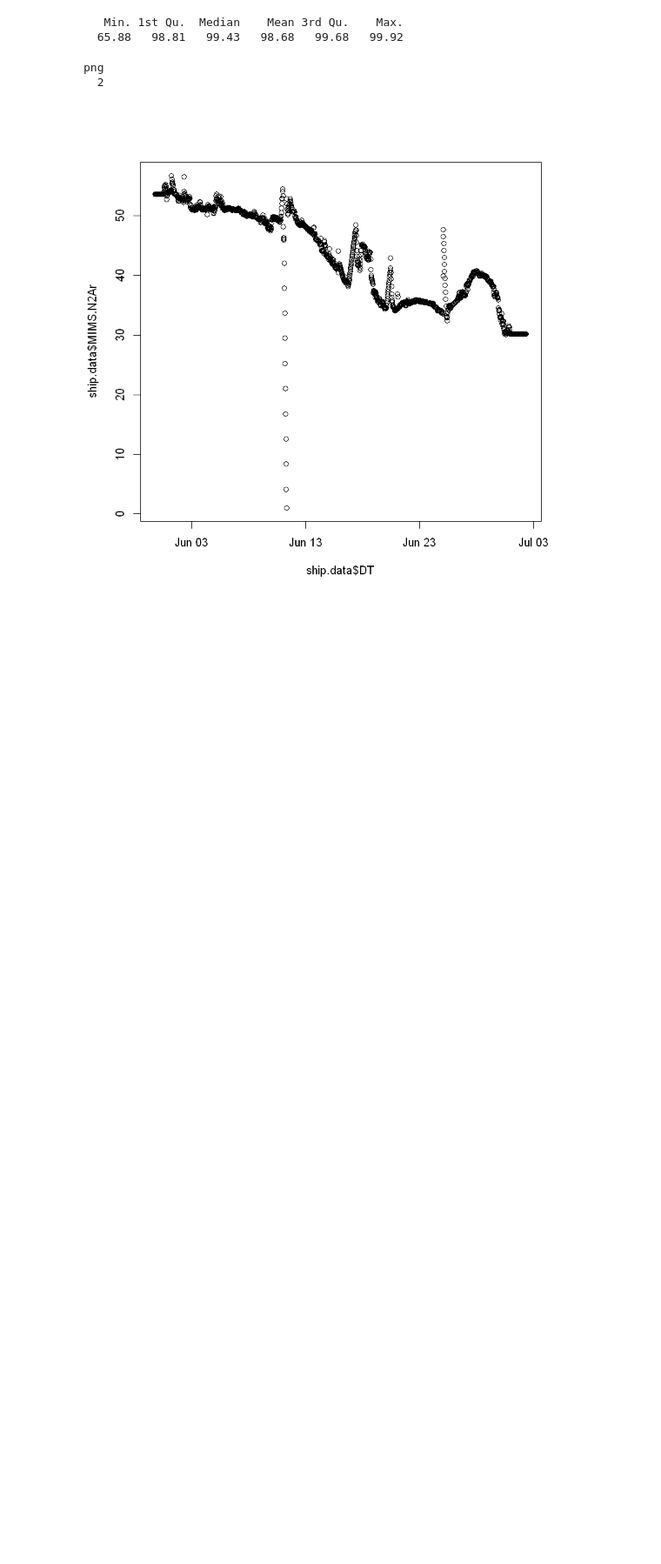
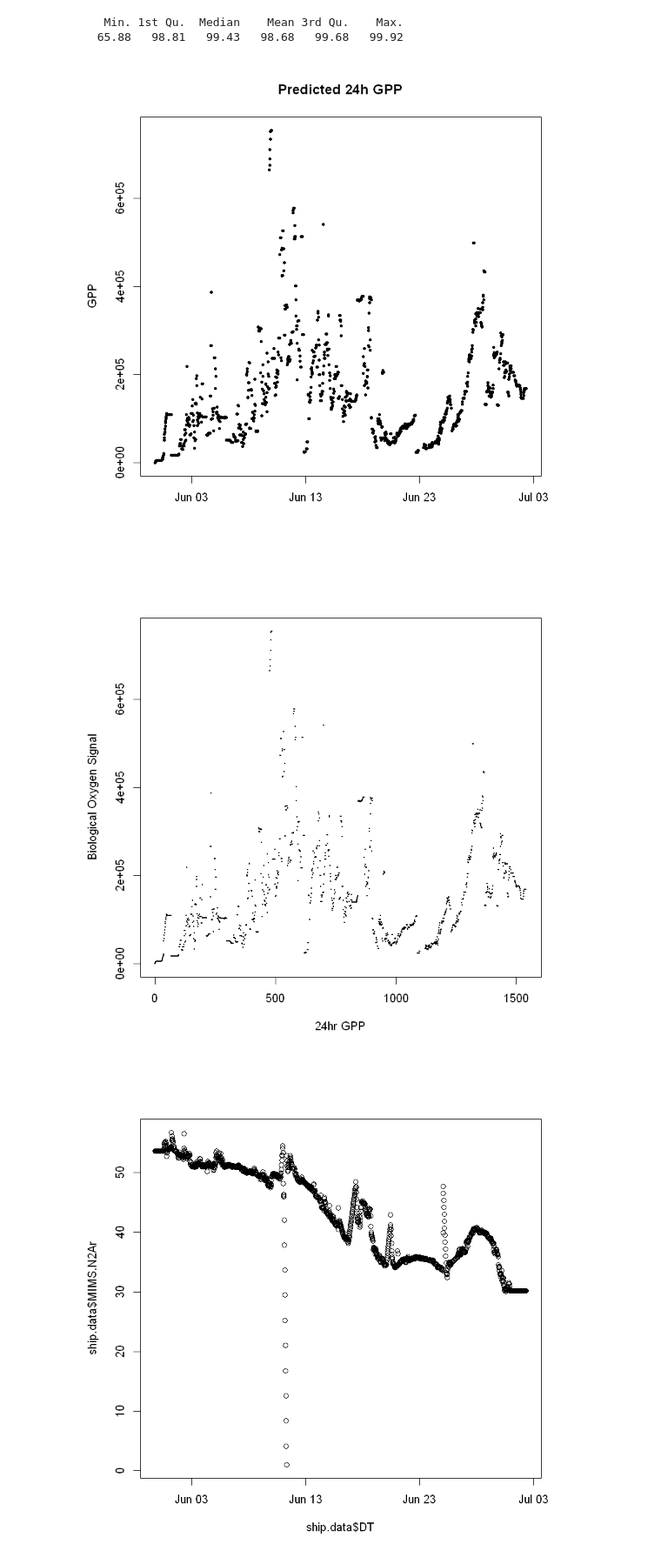
Before and after one commit to tbrycekelly/MIMS-TBK, a Jupyter notebook: Module - Diurnal & GPP Analysis.ipynb, the cells around one changed output. Shown at 87% size. Cells and saved outputs as stored; diff of their text form; code cells hidden in the pictures; blank space fills up the shorter version.

```diff
--- a/Module - Diurnal & GPP Analysis.ipynb
+++ b/Module - Diurnal & GPP Analysis.ipynb
@@ -15,7 +15,7 @@ load(file='./RStates/ship.ncp.rdata')
 #ship.data$NCP.EIMS = runmed(ship.data$NCP.EIMS, 15)
 #ship.data$NCP.MIMS = runmed(ship.data$NCP.MIMS, 15)
 # %%
-plot.diurnal = function(cycle, max.distance = 5, ylim=c(-0.5, 1.5)) {
+plot.diurnal = function(cycle, max.distance = 5, ylim=c(-0.1, 0.4)) {
     l.other = which(ship.data$Cycle == cycle & ship.data$EIMS.O2.Ar.FLAG == 1 & ship.data$MIMS.O2.Ar.FLAG == 1)
     l.eims = which(ship.data$Cycle == cycle & ship.data$EIMS.O2.Ar.FLAG == 1 &
                    ship.data$Dist.to.Drifter < max.distance)
@@ -30,17 +30,20 @@ plot.diurnal = function(cycle, max.distance = 5, ylim=c(-0.5, 1.5)) {
     points(ship.data$DT[l.other], ship.data$BOS.EIMS[l.other], pch=16, cex=0.5, col='#11111110')
 
     ## Add PAR
-    points(ship.data$DT, ship.data$PA-.5, pch=20, cex=0.4, col='grey')
-    axis(4, at = c(0, -.25, -.50), labels = c(5000, 2500, 0),
+    points(ship.data$DT, ship.data$PA/30000+0.25, pch=20, cex=0.4, col='grey')
+    axis(4, at = c(0.25, 0.35), labels = c(0, 3000),
          col.ticks = 'dark grey', col.axis='dark grey', las=1)
 
     ## Add Wind
-    points(ship.data$DT, ship.data$NCEP*0.05-.5, pch=2, cex=0.1, col='blue')
-    axis(4, at = c(-40, -15), labels = c(2, 7), col='blue', las=1)
+    points(ship.data$DT, ship.data$NCEP*0.01+0.25, pch=20, cex=0.1, col='#0000ff05')
+    axis(2, at = c(0.25, 0.35), labels = c(0, 10), col='blue', las=1, col.axis='blue')
+    lines(c(min(ship.data$DT[l.eims]), max(ship.data$DT[l.eims])), rep(0.25,2), col='blue', lty = 2)
+
+    ## Add ship fluorometer
+    points(ship.data$DT, ship.data$FL/100-0.1, col='green', pch=8, cex=0.1)
+    axis(4, at = c(-0.1, 0), labels = c(0, 10),
+         col.ticks = 'green', col.axis='green', las=1)
 
     add.daynight()
-
-    ## Add ship fluorometer
-    #points(ship.data$DT, ship.data$FL, col='green', pch=8, cex=0.4)
 }
 # %%
@@ -165,12 +167,12 @@ for (i in 1:nrow(ship.data)) {
 # %%
 #png('Output/Diurnal Module - GPP.pdf')
 
 plot(ship.data$DT, ship.data$GPP, pch=16, cex=0.5, ylab='GPP', xlab='', main='Predicted 24h GPP')
-
-dev.off()
+plot(x = ship.data$GPP, y = ship.data$, pch=20, cex=0.2, ylab='Biological Oxygen Signal', xlab='24hr GPP')
+#dev.off()
 # %% [output]
-png
-  2
+[figure, added]
+[figure, added]
 # %%
 plot(ship.data$DT, ship.data$MIMS.N2Ar)
 plot(ship.data$DT, ship.data$EIMS)
```
Also changed, not shown: parts of 3 cells of this notebook, 9 other files.
